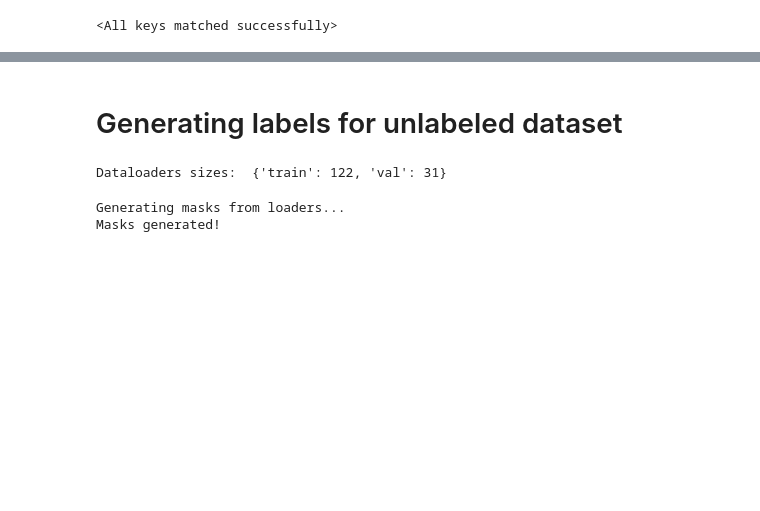
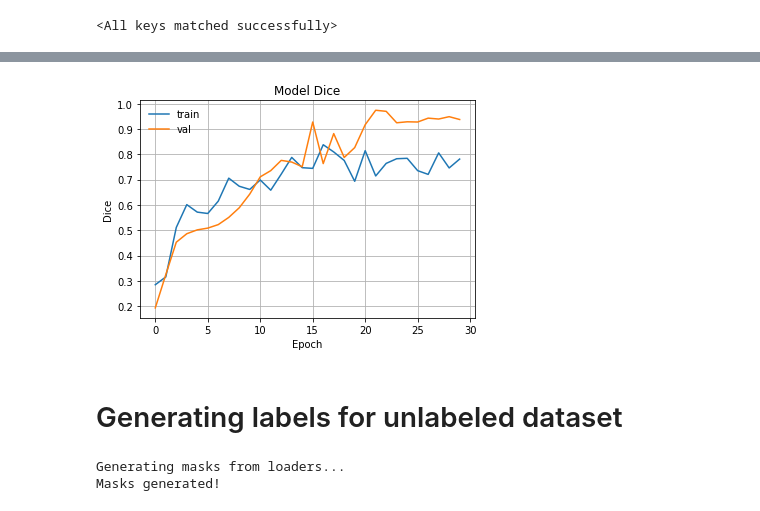
Before and after one commit to ariangcc/bsc_thesis, a Jupyter notebook: seg_net/Self-training net.ipynb, the cells around one changed output, grey strips where cells are left out. Saved outputs shown, nothing was run; the diff lists cells and outputs as text; code cells hidden in the pictures; blank space fills up the shorter version.

```diff
--- a/seg_net/Self-training net.ipynb
+++ b/seg_net/Self-training net.ipynb
@@ -263,3 +275,14 @@ plt.show()
+# %%
+plt.plot(phase_dice_list['train'],label='train')
+plt.plot(phase_dice_list['val'], label='val')
+plt.legend(frameon=False)
+plt.xlabel('Epoch')
+plt.ylabel('Dice')
+plt.grid()
+plt.title("Model Dice")
+plt.show()
+# %% [output]
+[figure, added]
 # %% [markdown]
 # Generating labels for unlabeled dataset
 # %%
@@ -278,10 +295,2 @@ dataloaders_unlab= {
-# %%
-dataloaders_sizes = {
-    x: len(dataloaders_unlab[x]) for x in dataloaders_unlab.keys()
-
-}
-print('Dataloaders sizes: ',dataloaders_sizes)
-# %% [output]
-Dataloaders sizes:  {'train': 122, 'val': 31}
 # %%
 print('Generating masks from loaders...')
```
Also changed, not shown: parts of 25 cells of this notebook, 1 other file.
